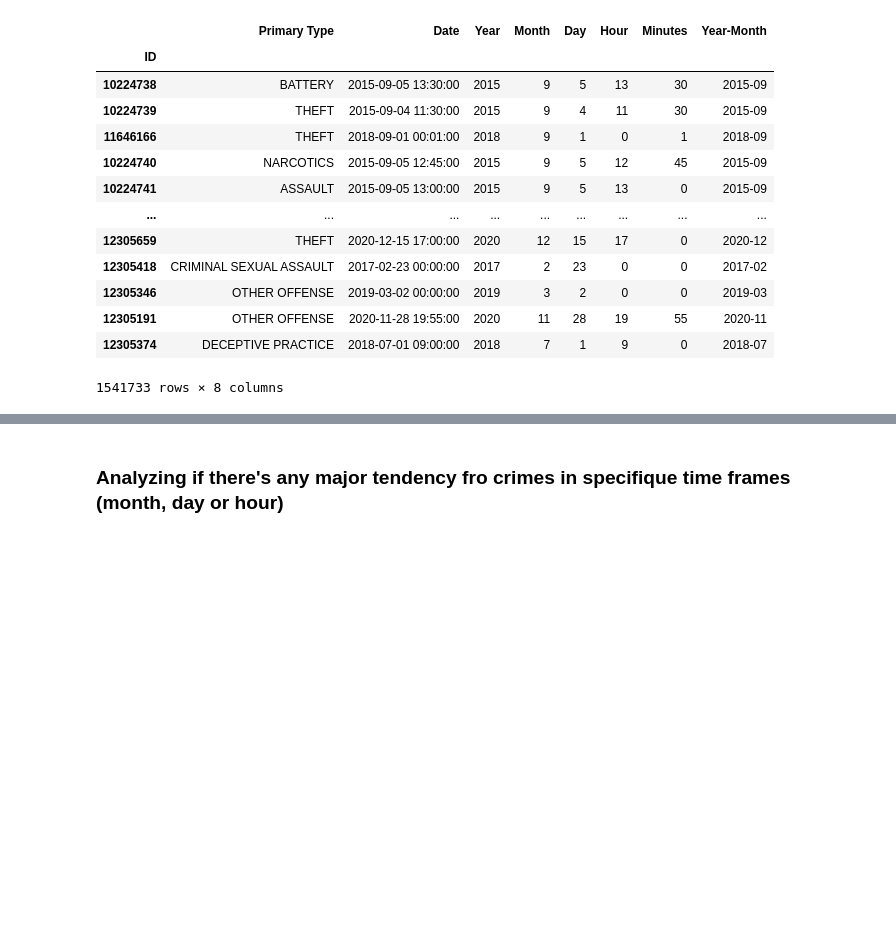
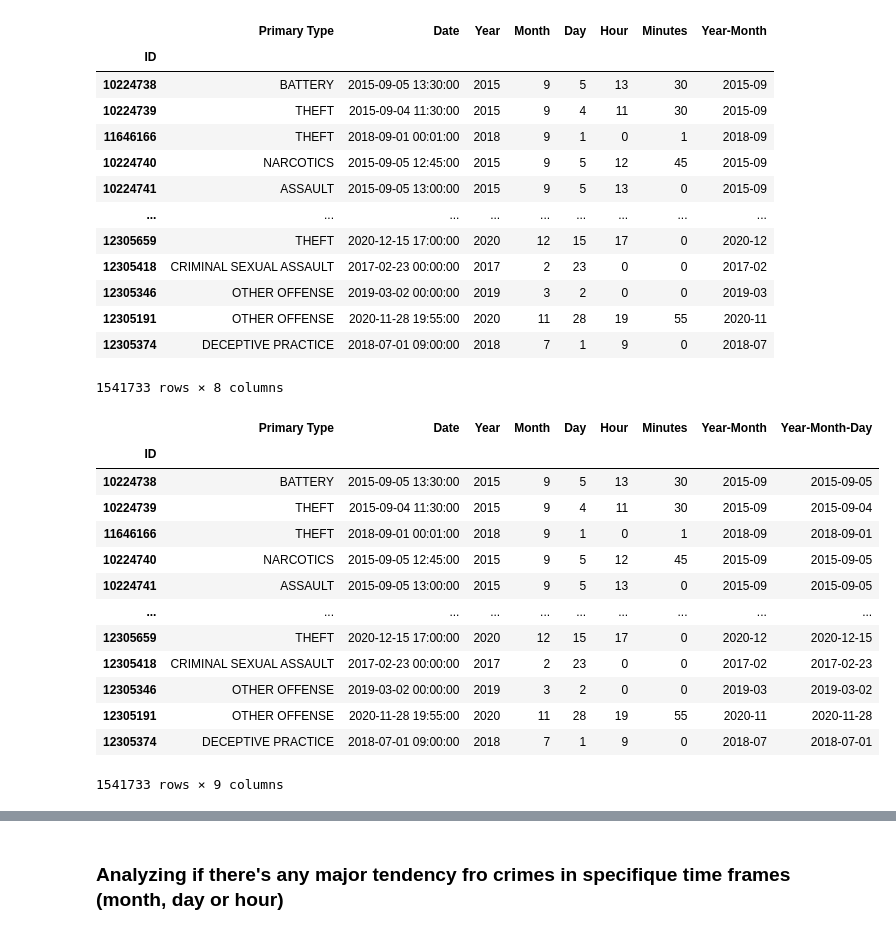
Before and after one commit to leo-cavalcante/crimes-in-chicago, a Jupyter notebook: Crime - Time Analysis.ipynb, the cells around one changed output, grey strips where cells are left out. Saved outputs shown, nothing was run; the diff lists cells and outputs as text; code cells hidden in the pictures; blank space fills up the shorter version.

```diff
--- a/Crime - Time Analysis.ipynb
+++ b/Crime - Time Analysis.ipynb
@@ -161,3 +161,22 @@ crimes_date
 | 12305191 | OTHER OFFENSE | 2020-11-28 19:55:00 | 2020 | 11 | 28 | 19 | 55 | 2020-11 |
 | 12305374 | DECEPTIVE PRACTICE | 2018-07-01 09:00:00 | 2018 | 7 | 1 | 9 | 0 | 2018-07 |
 1541733 rows × 8 columns
+# %%
+crimes_date["Year-Month-Day"] = crimes_date["Date"].astype('object')
+crimes_date["Year-Month-Day"] = pd.DatetimeIndex(crimes_date["Year-Month-Day"]).strftime("%Y-%m-%d")
+crimes_date
+# %% [output]
+|  | Primary Type | Date | Year | Month | Day | Hour | Minutes | Year-Month | Year-Month-Day |
+| ID |  |  |  |  |  |  |  |  |  |
+| 10224738 | BATTERY | 2015-09-05 13:30:00 | 2015 | 9 | 5 | 13 | 30 | 2015-09 | 2015-09-05 |
+| 10224739 | THEFT | 2015-09-04 11:30:00 | 2015 | 9 | 4 | 11 | 30 | 2015-09 | 2015-09-04 |
+| 11646166 | THEFT | 2018-09-01 00:01:00 | 2018 | 9 | 1 | 0 | 1 | 2018-09 | 2018-09-01 |
+| 10224740 | NARCOTICS | 2015-09-05 12:45:00 | 2015 | 9 | 5 | 12 | 45 | 2015-09 | 2015-09-05 |
+| 10224741 | ASSAULT | 2015-09-05 13:00:00 | 2015 | 9 | 5 | 13 | 0 | 2015-09 | 2015-09-05 |
+| ... | ... | ... | ... | ... | ... | ... | ... | ... | ... |
+| 12305659 | THEFT | 2020-12-15 17:00:00 | 2020 | 12 | 15 | 17 | 0 | 2020-12 | 2020-12-15 |
+| 12305418 | CRIMINAL SEXUAL ASSAULT | 2017-02-23 00:00:00 | 2017 | 2 | 23 | 0 | 0 | 2017-02 | 2017-02-23 |
+| 12305346 | OTHER OFFENSE | 2019-03-02 00:00:00 | 2019 | 3 | 2 | 0 | 0 | 2019-03 | 2019-03-02 |
+| 12305191 | OTHER OFFENSE | 2020-11-28 19:55:00 | 2020 | 11 | 28 | 19 | 55 | 2020-11 | 2020-11-28 |
+| 12305374 | DECEPTIVE PRACTICE | 2018-07-01 09:00:00 | 2018 | 7 | 1 | 9 | 0 | 2018-07 | 2018-07-01 |
+1541733 rows × 9 columns
```
Also changed, not shown: parts of 3 cells of this notebook.
